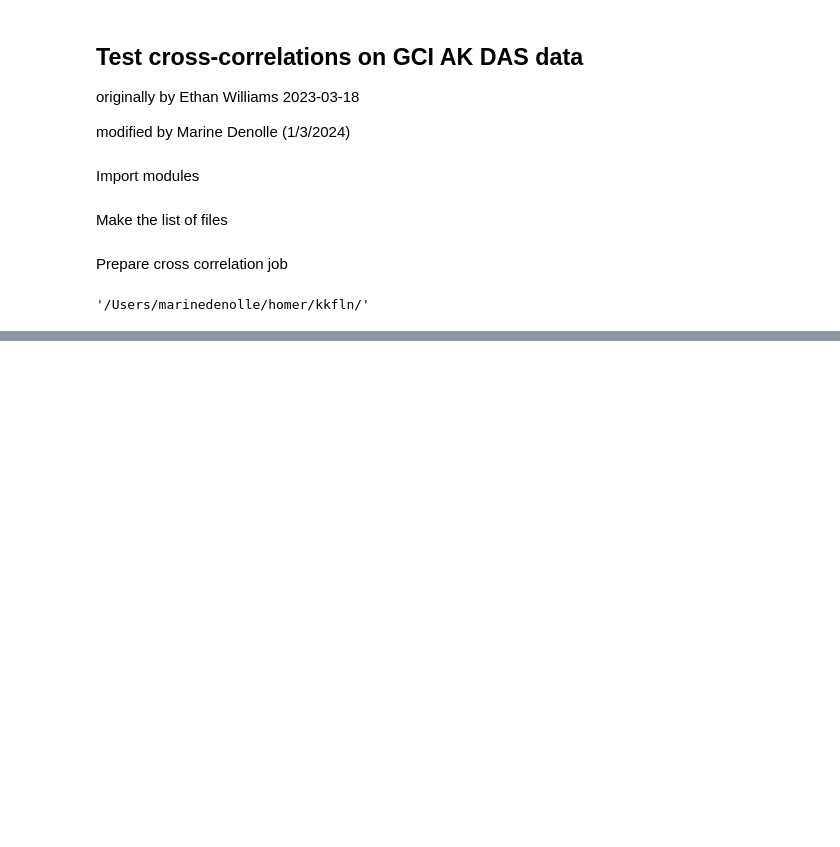
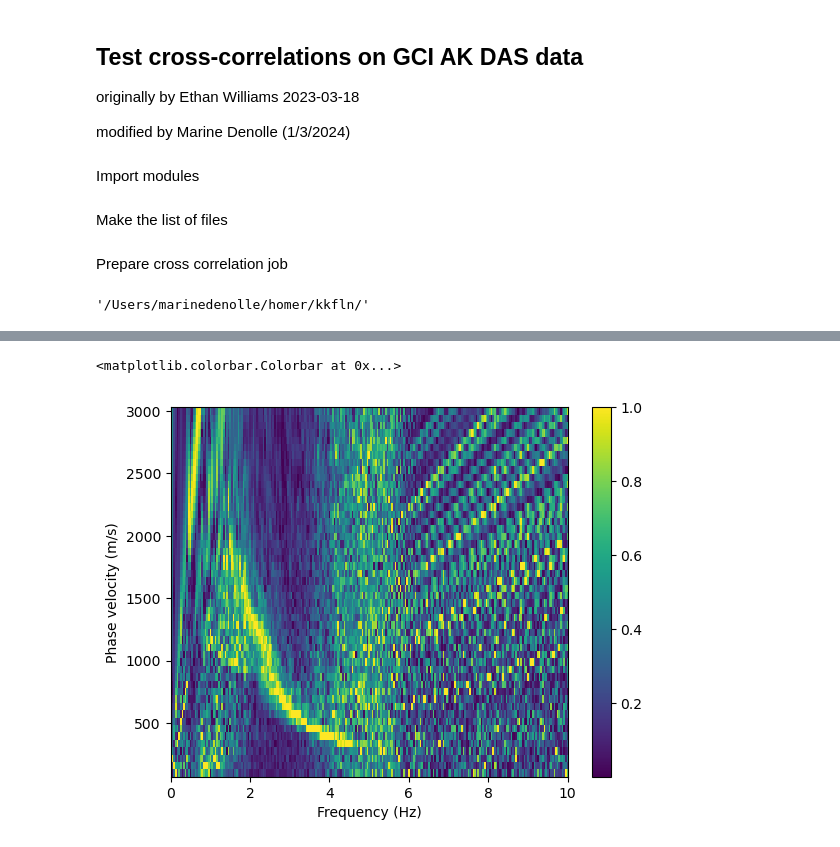
Before and after one commit to uwfiberlab/field_das, a Jupyter notebook: homer/homer_qc_xcorr.ipynb, the cells around one changed output, grey strips where cells are left out. Cells and saved outputs as stored; diff of their text form; code cells hidden in the pictures; blank space fills up the shorter version.

```diff
--- a/homer/homer_qc_xcorr.ipynb
+++ b/homer/homer_qc_xcorr.ipynb
@@ -220,0 +176,34 @@ plt.colorbar()
+# %%
+idx = np.logical_and(xc.offset>=0,xc.offset<=7500)
+shot = xc.trxc[idx,:]
+off = xc.offset[idx]
+lag = xc.lags
+shotf = np.fft.rfft(shot,axis=1)
+
+vs = np.linspace(100,3000,50)
+nv = len(vs)
+ns = len(lag)
+nx = len(off)
+frq = np.fft.rfftfreq(ns,d=1./25.)
+disp = np.zeros((nv,ns//2+1))
+for iv in range(nv):
+    shift = shotf.copy()
+    for ix in range(nx):
+        shift[ix,:] *= np.exp(2j*np.pi*frq*off[ix]/vs[iv])
+    disp[iv,:] = abs(np.mean(np.real(shift),axis=0))
+
+
+# can also normalize
+disp /= np.tile(np.max(disp,axis=0),(nv,1))
+
+plt.figure()
+plt.pcolormesh(frq,vs,disp)
+plt.xlim([0,10])
+plt.xlabel('Frequency (Hz)')
+plt.ylabel('Phase velocity (m/s)')
+plt.colorbar()
+
+plt.savefig('TERRA_disp_'+str(recmin)+'_'+str(recmax)+'.png',dpi=300,bbox_inches='tight')
+# %% [output]
+<matplotlib.colorbar.Colorbar at 0x...>
+[figure, added]
```
Also changed, not shown: parts of 11 cells of this notebook, 7 other files.
